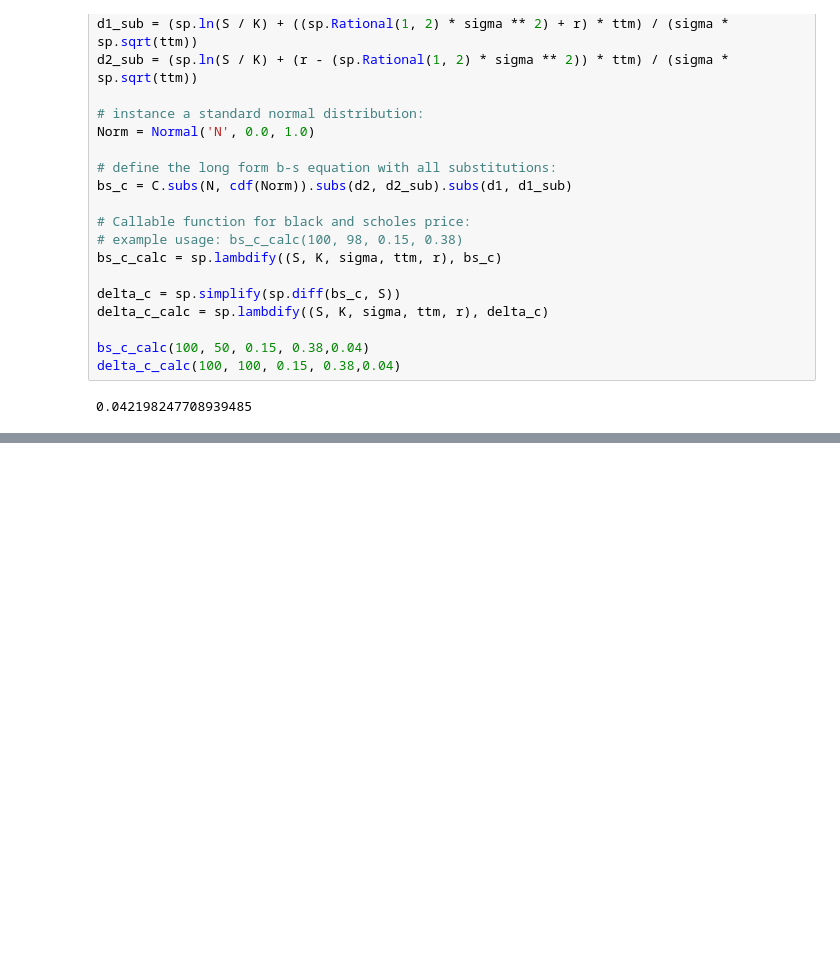
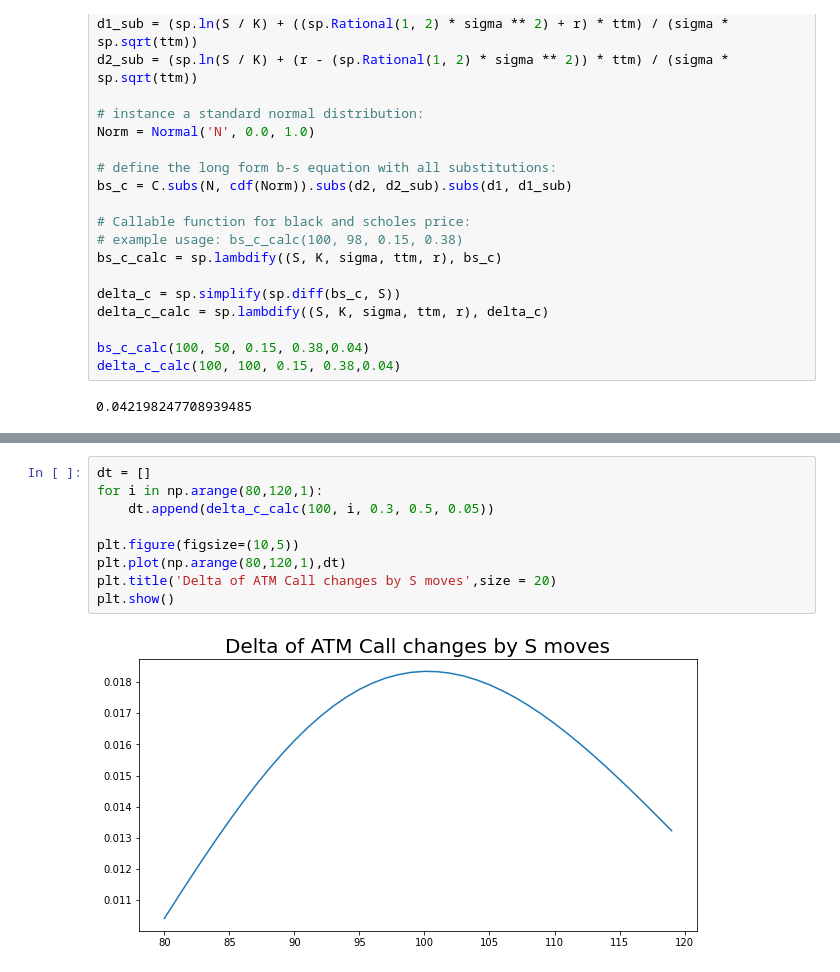
Before and after one commit to Timo978/Option-Pricing, a Jupyter notebook: binary_option/binary_pricing.ipynb, the cells around one changed output, grey strips where cells are left out. Drawn from its saved outputs; the diff is of its cells as text; blank space fills up the shorter version.

```diff
--- a/binary_option/binary_pricing.ipynb
+++ b/binary_option/binary_pricing.ipynb
@@ -70,0 +74,11 @@ plt.show()
+# %%
+dt = []
+for i in np.arange(80,120,1):
+    dt.append(delta_c_calc(100, i, 0.3, 0.5, 0.05))
+
+plt.figure(figsize=(10,5))
+plt.plot(np.arange(80,120,1),dt)
+plt.title('Delta of ATM Call changes by S moves',size = 20)
+plt.show()
+# %% [output]
+[figure, added]
```
Also changed, not shown: parts of 2 cells of this notebook, 2 other files.
